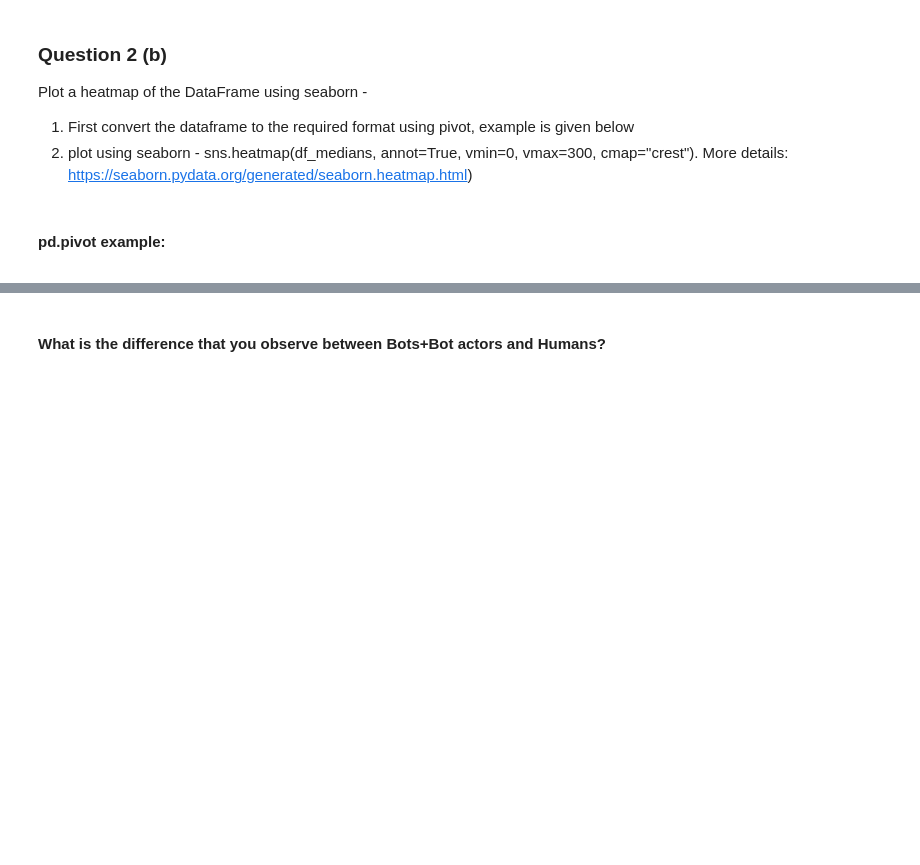
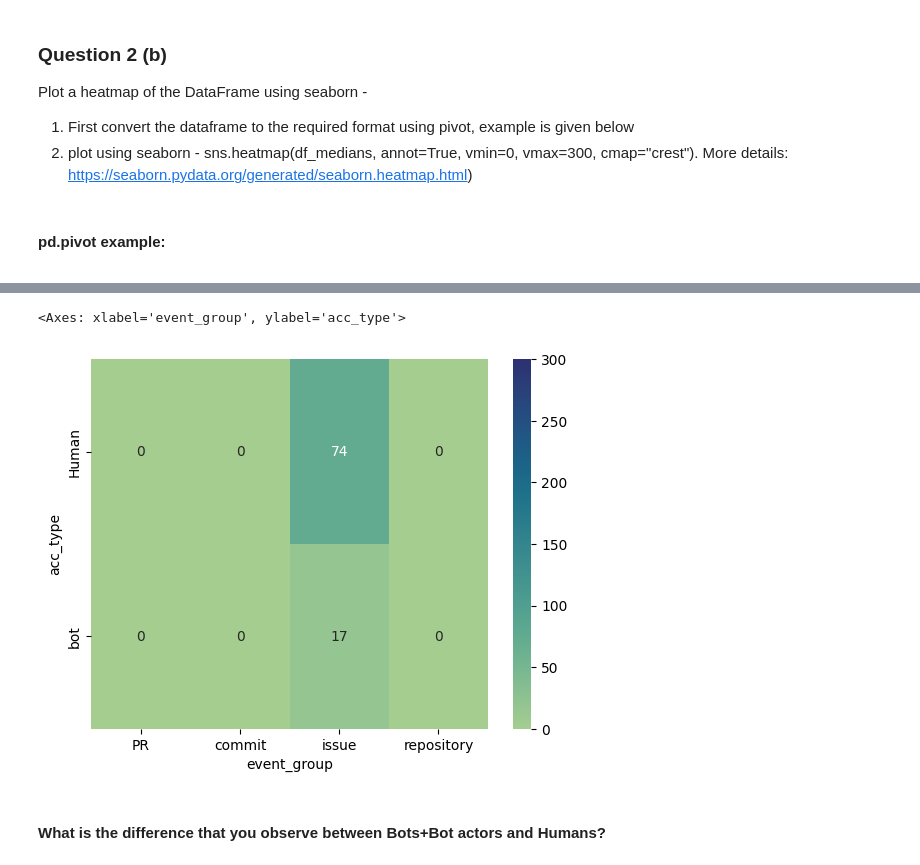
Before and after one commit to T-ramissU/Software_Evolution_TP_bots, a Jupyter notebook: TP_bots_template.ipynb, the cells around one changed output, grey strips where cells are left out. Cells and saved outputs as stored; diff of their text form; code cells hidden in the pictures; blank space fills up the shorter version.

```diff
--- a/TP_bots_template.ipynb
+++ b/TP_bots_template.ipynb
@@ -491,2 +633,7 @@ df_medians.pivot(index='acc_type', columns='event_group', values='median')#.rese
+# %%
+sns.heatmap(plot, annot=True,vmax=300,vmin=0, cmap='crest')
+# %% [output]
+<Axes: xlabel='event_group', ylabel='acc_type'>
+[figure, added]
 # %% [markdown]
 #### What is the difference that you observe between Bots+Bot actors and Humans?
```
Also changed, not shown: parts of 27 cells of this notebook.
